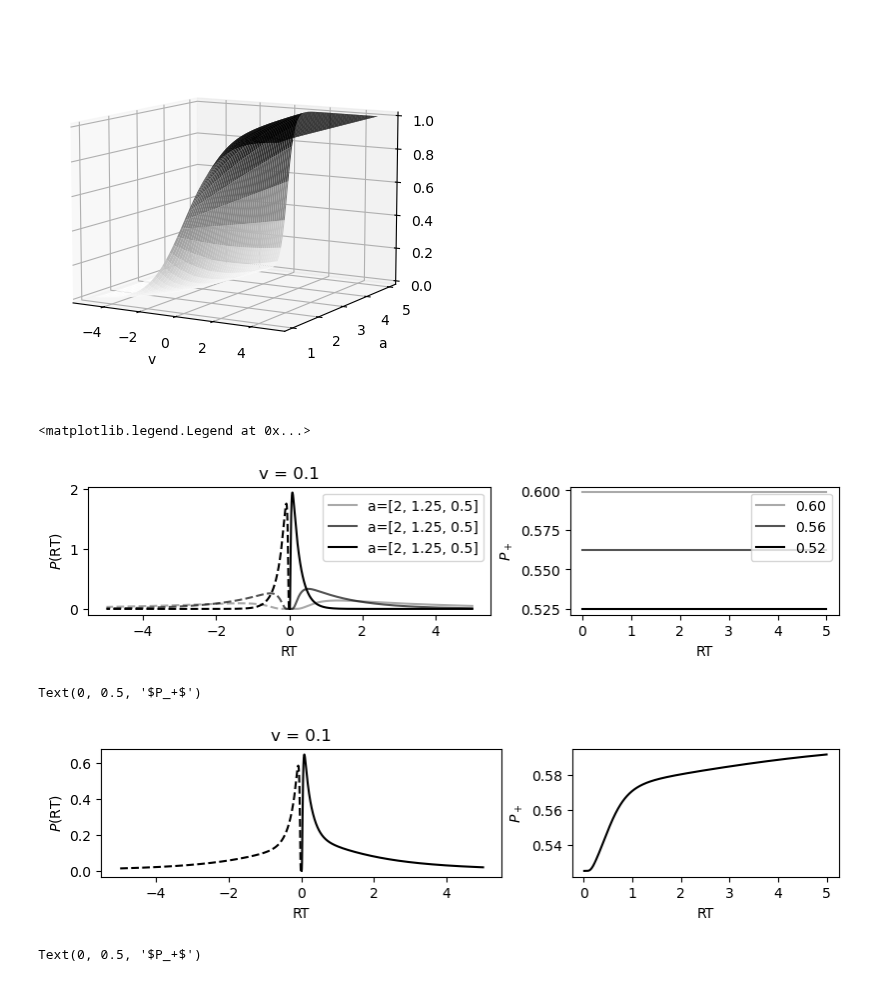
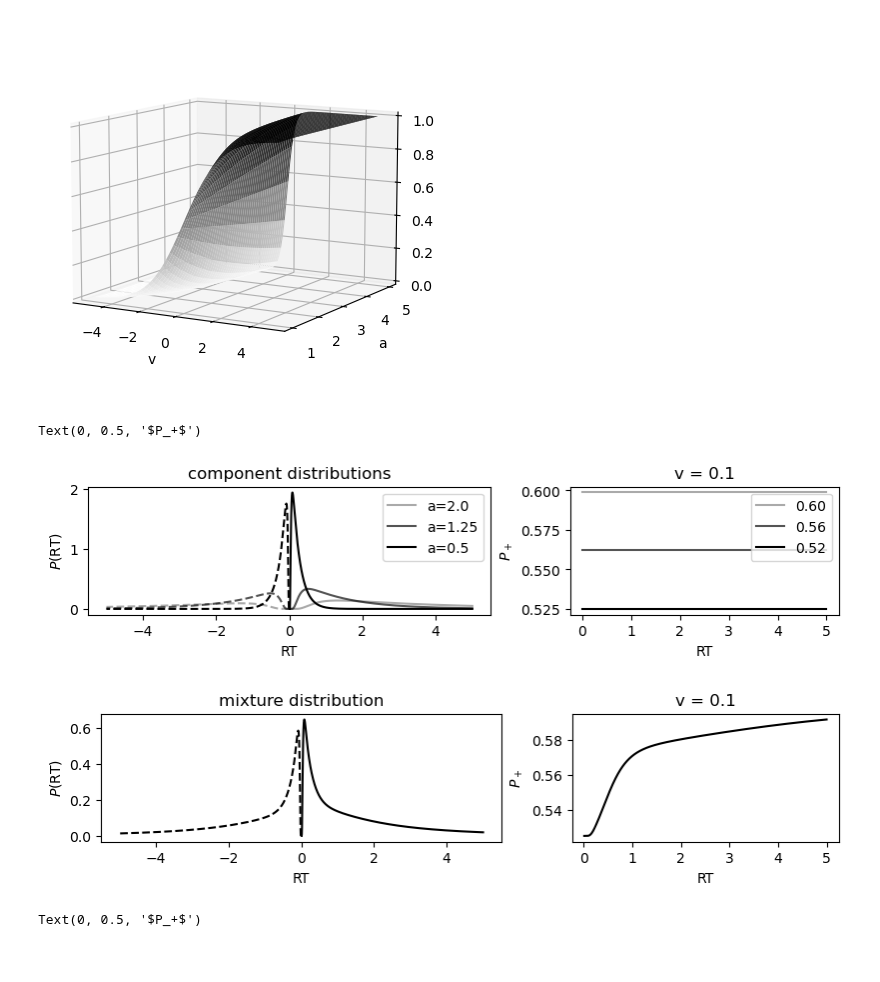
Before and after one commit to griegner/drift-diffusion, a Jupyter notebook: examples/09-mixture-distributions.ipynb, the cells around one changed output. Saved outputs shown, nothing was run; the diff lists cells and outputs as text; code cells hidden in the pictures.

Commit message:
label plots

```diff
--- a/examples/09-mixture-distributions.ipynb
+++ b/examples/09-mixture-distributions.ipynb
@@ -20,62 +20,60 @@ ax.view_init(elev=10)
 # %% [output]
 [figure]
 # %%
+# parameter setting
 n_samples = 1000
-rng = np.random.default_rng(seed=0)
+a_s, t0, v, z = np.array([2, 1.25, 0.5]), 0, 0.1, 0
+rt = np.linspace(0.01, 5, n_samples)
 
-a_s = [2, 1.25, 0.5]
-v = 0.1
-t0, z = 0, 0
-
-rt_range = (0.01, 5)
-rt = np.linspace(*rt_range, n_samples)
-
+# plot component densities + accuracies
 fig, axs = plt.subplots(ncols=2, figsize=(8, 2), layout="constrained", width_ratios=[3, 2])
 
 for idx, a in enumerate(a_s):
     alpha = (idx + 1) / len(a_s)
     pdf_corr = pdf(rt, a, t0, v, z)
     pdf_err = pdf(-rt, a, t0, v, z)
     acc = pdf_corr / (pdf_err + pdf_corr)
 
     # PDF
-    axs[0].plot(rt, pdf_corr, color="k", alpha=alpha, label=f"a={a_s}")
+    axs[0].plot(rt, pdf_corr, color="k", alpha=alpha, label=f"a={a}")
     axs[0].plot(-rt, pdf_err, color="k", alpha=alpha, linestyle="--")
 
     # RT vs ACC
     axs[1].plot(rt, acc, color="k", alpha=alpha, label=f"{acc.mean():.2f}")
 
-axs[0].set_title(f"v = {v}")
+axs[0].set_title("component distributions")
 axs[0].set_xlabel("RT")
 axs[0].set_ylabel(r"$P$(RT)")
 axs[0].legend()
 
+axs[1].set_title(f"v = {v}")
 axs[1].set_xlabel("RT")
 axs[1].set_ylabel(r"$P_+$")
 axs[1].legend()
+
+# plot mixture density + accuracy
+fig, axs = plt.subplots(ncols=2, figsize=(8, 2), layout="constrained", width_ratios=[3, 2])
+
+mdfs_corr = mdf(rt, a_s, t0, v, z)
+mdfs_err = mdf(-rt, a_s, t0, v, z)
+acc = mdfs_corr / (mdfs_corr + mdfs_err)
+
+# MDF
+axs[0].plot(rt, mdfs_corr, color="k")
+axs[0].plot(-rt, mdfs_err, linestyle="--", color="k")
+
+# RT vs ACC
+axs[1].plot(rt, acc, color="k")
+
+axs[0].set_title("mixture distribution")
+axs[0].set_xlabel("RT")
+axs[0].set_ylabel(r"$P$(RT)")
+
+axs[1].set_title(f"v = {v}")
+axs[1].set_xlabel("RT")
+axs[1].set_ylabel(r"$P_+$")
 # %% [output]
-<matplotlib.legend.Legend at 0x...>
+Text(0, 0.5, '$P_+$')
-[figure, old version]
+[figure, new version]
+[figure, added]
-# %%
-a_s = np.array([2, 1.25, 0.5])
-
-mdfs_corr = mdf(rt, a_s, t0, v, z)
-mdfs_err = mdf(-rt, a_s, t0, v, z)
-acc = mdfs_corr / (mdfs_corr + mdfs_err)
-
-fig, axs = plt.subplots(ncols=2, figsize=(8, 2), layout="constrained", width_ratios=[3, 2])
-
-axs[0].plot(rt, mdfs_corr, color="k")
-axs[0].plot(-rt, mdfs_err, linestyle="--", color="k")
-axs[1].plot(rt, acc, color="k")
-
-axs[0].set_title(f"v = {v}")
-axs[0].set_xlabel("RT")
-axs[0].set_ylabel(r"$P$(RT)")
-
-axs[1].set_xlabel("RT")
-axs[1].set_ylabel(r"$P_+$")
-# %% [output]
-Text(0, 0.5, '$P_+$')
-[figure, removed]
 # %%
```
Also changed, not shown: parts of 1 cell of this notebook.
